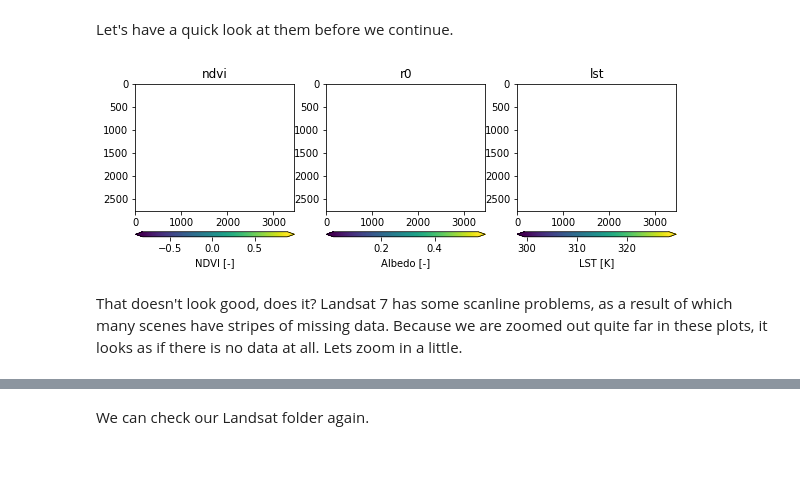
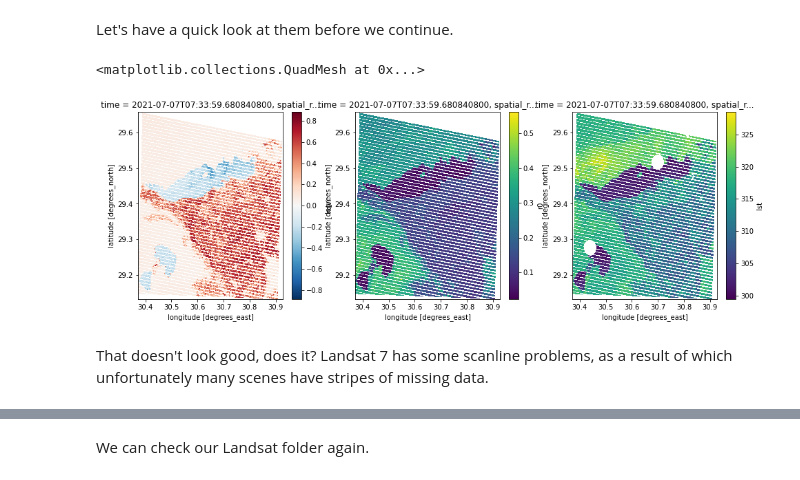
Before and after one commit to bertcoerver/pywapor_notebooks, a Jupyter notebook: 4_sideloading.ipynb, the cells around one changed output, grey strips where cells are left out. Saved outputs shown, nothing was run; the diff lists cells and outputs as text; code cells hidden in the pictures.

```diff
--- a/4_sideloading.ipynb
+++ b/4_sideloading.ipynb
@@ -12,10 +12,10 @@ First we install pywapor, in case it's not installed yet.
 Then we'll define the usual parameters.
 # %%
 import pywapor
+import os
 
-project_folder = r"/Users/hmcoerver/pywapor_notebooks"
+project_folder = r"/Users/hmcoerver/pywapor_notebooks_4"
 latlim = [28.9, 29.7]
 lonlim = [30.2, 31.2]
-startdate = "2021-07-01"
-enddate = "2021-07-11"
+timelim = ["2021-07-01", "2021-07-11"]
 # %% [markdown]
@@ -25 +23,3 @@ landsat_folder = r"/Users/hmcoerver/pywapor_notebooks/my_landsat_folder"
+# %%
+landsat_folder = os.path.join(project_folder, "LANDSAT")
 # %% [markdown]
@@ -39,2 +37,2 @@ Besides the path to our `landsat_folder` we will also pass a bounding-box parame
 # %%
-all_files = pywapor.collect.Landsat.C2L2SP.main(landsat_folder, bb = (latlim, lonlim))
+ds = pywapor.collect.product.Landsat.C2L2SP.main(landsat_folder)
@@ -51,22 +75,17 @@ all_files
 # %% [markdown]
 Let's have a quick look at them before we continue.
-# %%
-%matplotlib inline
-import matplotlib.pyplot as plt
-
-ndvi_data = pywapor.general.processing_functions.open_as_array(all_files[0][0])
-r0_data = pywapor.general.processing_functions.open_as_array(all_files[1][0])
-lst_data = pywapor.general.processing_functions.open_as_array(all_files[2][0])
-
-fig = plt.figure(1)
-fig.clf()
-fig.set_size_inches(9.69, 5.27)
-axs = fig.subplots(1, 3, sharex=False, sharey=False).flatten()
-
-pywapor.post_et_look.plot_img(axs[0], ndvi_data, "ndvi", "NDVI [-]")
-pywapor.post_et_look.plot_img(axs[1], r0_data, "r0", "Albedo [-]")
-pywapor.post_et_look.plot_img(axs[2], lst_data, "lst", "LST [K]")
-# %% [output]
-[figure, removed]
+# %%
+import matplotlib.pyplot as plt
+
+fig = plt.figure(1)
+axs = fig.subplots(1, 3).flatten()
+fig.set_size_inches(16, 5)
+
+ds.ndvi.isel(time=0).plot(ax = axs[0])
+ds.r0.isel(time=0).plot(ax = axs[1])
+ds.lst.isel(time=0).plot(ax = axs[2])
+# %% [output]
+<matplotlib.collections.QuadMesh at 0x...>
+[figure, added]
 # %% [markdown]
-That doesn't look good, does it? Landsat 7 has some scanline problems, as a result of which many scenes have stripes of missing data. Because we are zoomed out quite far in these plots, it looks as if there is no data at all. Lets zoom in a little.
+That doesn't look good, does it? Landsat 7 has some scanline problems, as a result of which unfortunately many scenes have stripes of missing data.
```
Also changed, not shown: parts of 38 cells of this notebook, 7 other files.
